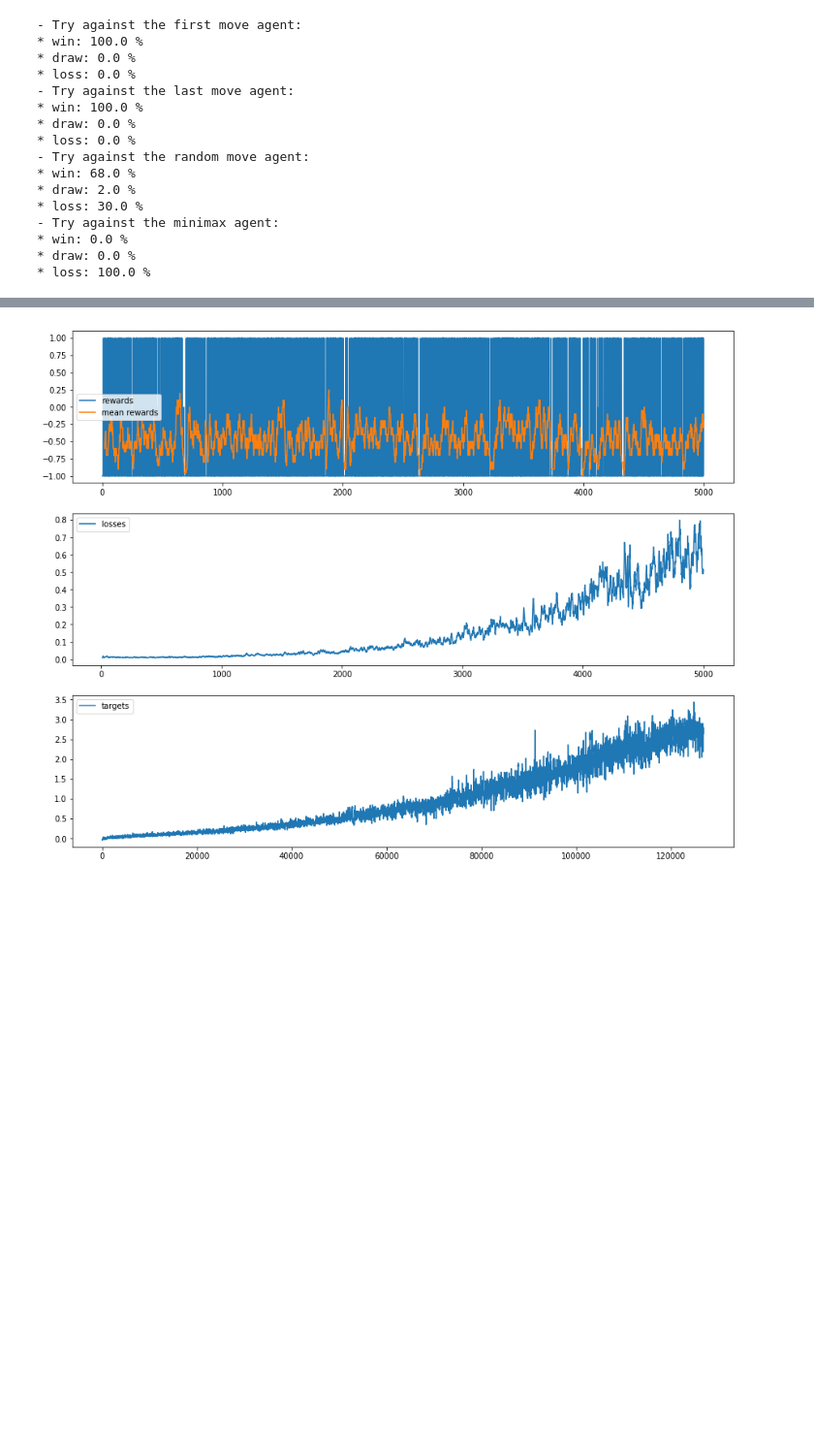
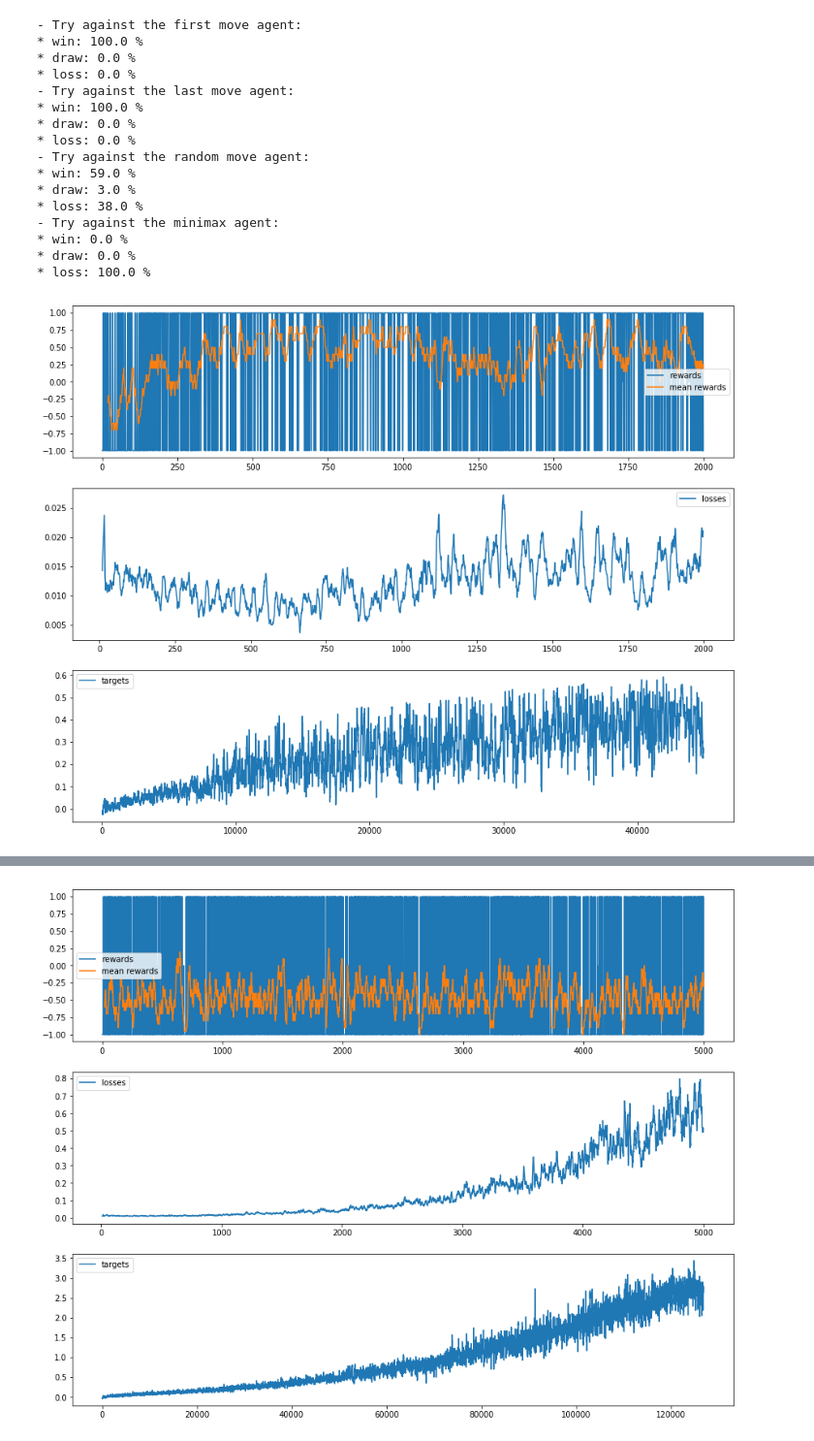
Before and after one commit to QuentinDuval/PythonExperiments, a Jupyter notebook: ml/codingame/ultimate_tic_tac_toe_learning.ipynb, the cells around one changed output, grey strips where cells are left out. Shown at 97% size. Saved outputs shown, nothing was run; the diff lists cells and outputs as text; code cells hidden in the pictures; blank space fills up the shorter version.

Commit message:
Trying a convolutional layer approach

```diff
--- a/ml/codingame/ultimate_tic_tac_toe_learning.ipynb
+++ b/ml/codingame/ultimate_tic_tac_toe_learning.ipynb
@@ -430,17 +503,17 @@ Trying the agent against various opponents
 """
 
 print("- Try against the first move agent:")
-try_out(env=TicTacToeEnv(opponent=FirstMoveAgent()), agent=PolicyAgent(sarsa_policy_1))
+try_out(env=TicTacToeEnv(opponent=FirstMoveAgent()), agent=PolicyAgent(sarsa_policy_2))
 
 print("- Try against the last move agent:")
-try_out(env=TicTacToeEnv(opponent=FirstMoveAgent()), agent=PolicyAgent(sarsa_policy_1))
+try_out(env=TicTacToeEnv(opponent=FirstMoveAgent()), agent=PolicyAgent(sarsa_policy_2))
 
 print("- Try against the random move agent:")
-try_out(env=TicTacToeEnv(opponent=RandomAgent()), agent=PolicyAgent(sarsa_policy_1))
+try_out(env=TicTacToeEnv(opponent=RandomAgent()), agent=PolicyAgent(sarsa_policy_2))
 
 print("- Try against the minimax agent:")
 minimax = MinimaxAgent(max_depth=2, eval_fct=CountOwnedEvaluation())
-try_out(env=TicTacToeEnv(opponent=minimax), agent=PolicyAgent(sarsa_policy_1))
+try_out(env=TicTacToeEnv(opponent=minimax), agent=PolicyAgent(sarsa_policy_2))
 # %% [output]
 - Try against the first move agent:
 * win: 100.0 %
@@ -451,10 +524,25 @@ try_out(env=TicTacToeEnv(opponent=minimax), agent=PolicyAgent(sarsa_policy_1))
 * draw: 0.0 %
 * loss: 0.0 %
 - Try against the random move agent:
-* win: 68.0 %
-* draw: 2.0 %
-* loss: 30.0 %
+* win: 59.0 %
+* draw: 3.0 %
+* loss: 38.0 %
 - Try against the minimax agent:
 * win: 0.0 %
 * draw: 0.0 %
 * loss: 100.0 %
+# %%
+"""
+Training against the basic agents, with a convolution layer
+"""
+
+sarsa_policy_3 = ConvPolicy(first_level_channels=32, second_level_channels=64)
+train_sarsa_policy_batch(
+    env=TicTacToeEnv(opponent=[FirstMoveAgent(), RandomAgent()]),
+    policy=sarsa_policy_3, episodes=2000, discount=0.99,
+    start_epsilon=0.9, min_epsilon=0.001, epsilon_decrease=0.95,
+    learning_rate=1e-3, learning_rate_decay=0.99,
+    weight_decay=1e-4,
+    replay_buffer=2000, min_replay_buffer=200, minibatch_size=32)
+# %% [output]
+[figure, added]
```
Also changed, not shown: parts of 7 cells of this notebook.
